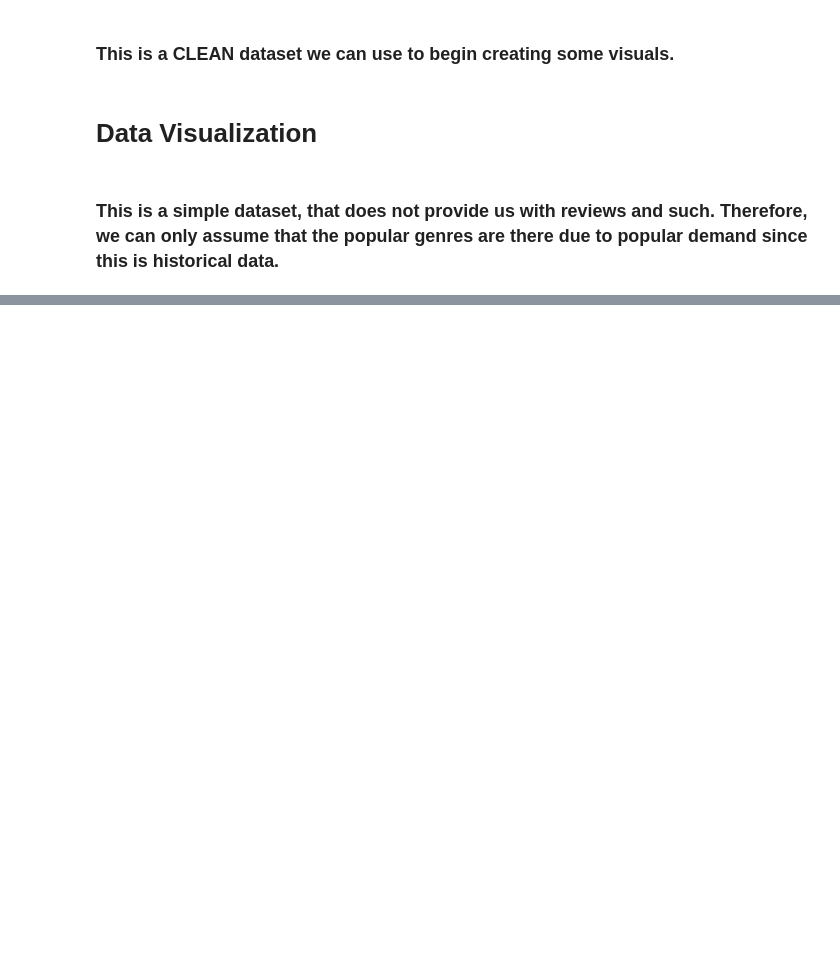
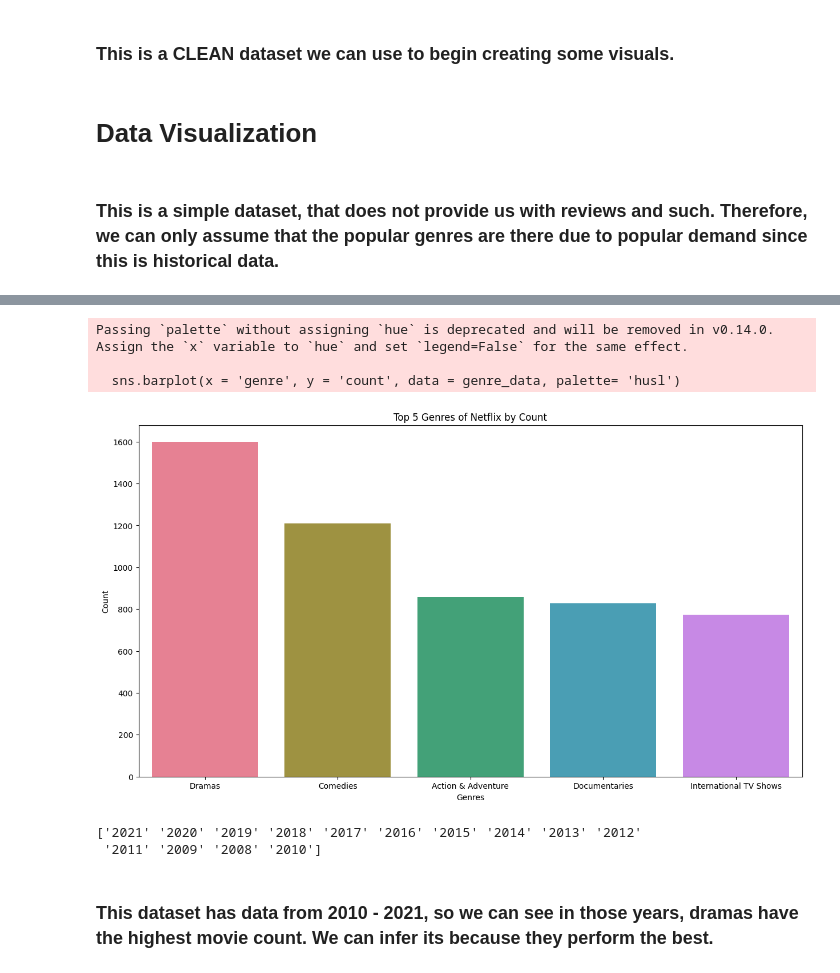
Before and after one commit to 17aabbas/Netflix-EDA, a Jupyter notebook: Netflix_eda.ipynb, the cells around one changed output, grey strips where cells are left out. Cells and saved outputs as stored; diff of their text form; code cells hidden in the pictures; blank space fills up the shorter version.

```diff
--- a/Netflix_eda.ipynb
+++ b/Netflix_eda.ipynb
@@ -189,0 +192,4 @@ data.head()
+# %%
+genre = data['genre'].value_counts().head(5)
+genre_data = genre.reset_index()
+genre_data
@@ -189,0 +208,20 @@ data.head()
+# %%
+plt.figure(figsize=(15,8))
+sns.barplot(x = 'genre', y = 'count', data = genre_data, palette= 'husl')
+plt.title('Top 5 Genres of Netflix by Count')
+plt.xlabel('Genres')
+plt.ylabel('Count')
+plt.show()
+# %% [output]
+Passing `palette` without assigning `hue` is deprecated and will be removed in v0.14.0. Assign the `x` variable to `hue` and set `legend=False` for the same effect.
+
+  sns.barplot(x = 'genre', y = 'count', data = genre_data, palette= 'husl')
+[figure, added]
+# %%
+unique_years = data['year_added'].unique()
+print(unique_years)
+# %% [output]
+['2021' '2020' '2019' '2018' '2017' '2016' '2015' '2014' '2013' '2012'
+ '2011' '2009' '2008' '2010']
+# %% [markdown]
+### This dataset has data from 2010 - 2021, so we can see in those years, dramas have the highest movie count. We can infer its because they perform the best.
```
Also changed, not shown: parts of 3 cells of this notebook.
